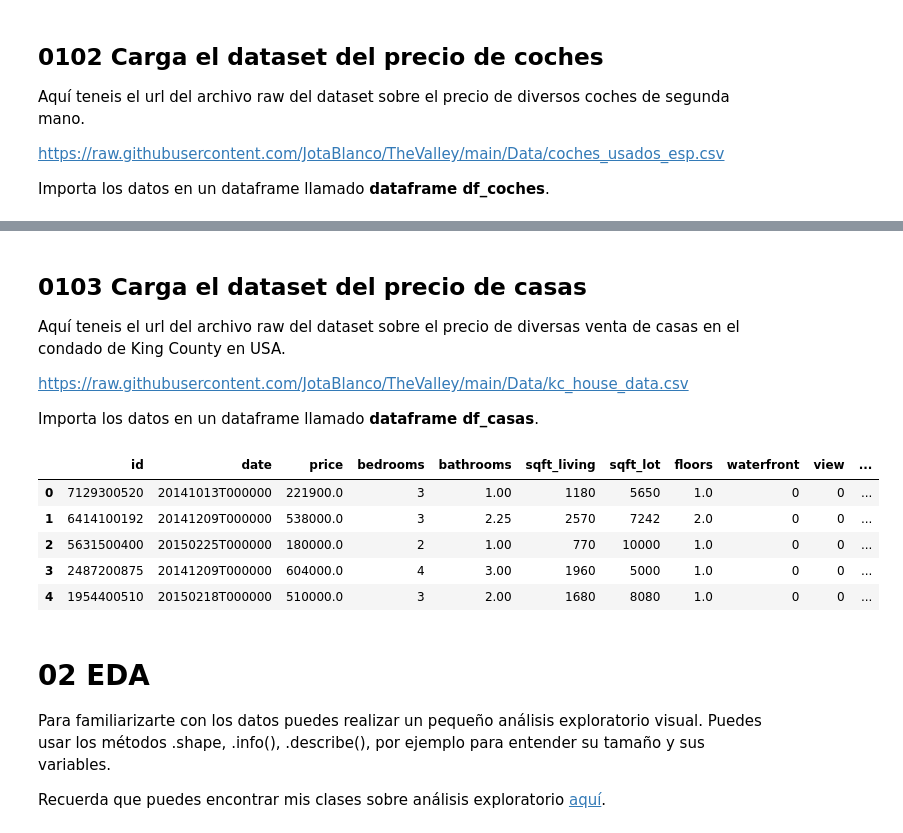
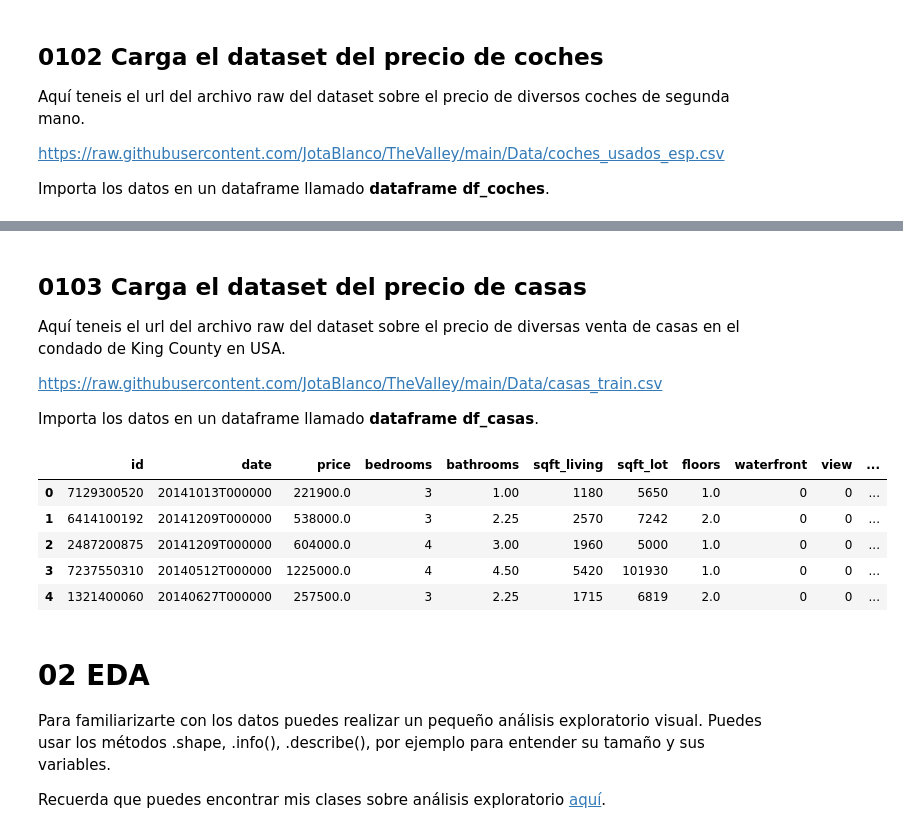
Before and after one commit to JotaBlanco/TheValley, a Jupyter notebook: Advanced_ML_AI/Clase_01_Modelos_Avanzados_Árboles/01A_|_Ejercicio_Coches_y_Casas.ipynb, the cells around one changed output, grey strips where cells are left out. Cells and saved outputs as stored; diff of their text form; code cells hidden in the pictures.

```diff
--- a/Advanced_ML_AI/Clase_01_Modelos_Avanzados_Árboles/01A_|_Ejercicio_Coches_y_Casas.ipynb
+++ b/Advanced_ML_AI/Clase_01_Modelos_Avanzados_Árboles/01A_|_Ejercicio_Coches_y_Casas.ipynb
@@ -56,25 +56,25 @@ df_coches.head()
 ## 0103 Carga el dataset del precio de casas
 Aquí teneis el url del archivo raw del dataset sobre el precio de diversas venta de casas en el condado de King County en USA.
 
-https://raw.githubusercontent.com/JotaBlanco/TheValley/main/Data/kc_house_data.csv
+https://raw.githubusercontent.com/JotaBlanco/TheValley/main/Data/casas_train.csv
 
 Importa los datos en un dataframe llamado **dataframe df_casas**.
 # %%
 # Url archivo raw
-url = 'https://raw.githubusercontent.com/JotaBlanco/TheValley/main/Data/kc_house_data.csv'
+url = 'https://raw.githubusercontent.com/JotaBlanco/TheValley/main/Data/casas_train.csv'
 
 # Importa csv
 df_casas = pd.read_csv(url, sep=',')
 
 # Visualización primeras filas
 df_casas.head()
 # %% [output]
 |  | id | date | price | bedrooms | bathrooms | sqft_living | sqft_lot | floors | waterfront | view | ... |
 | 0 | 7129300520 | 20141013T000000 | 221900.0 | 3 | 1.00 | 1180 | 5650 | 1.0 | 0 | 0 | ... |
 | 1 | 6414100192 | 20141209T000000 | 538000.0 | 3 | 2.25 | 2570 | 7242 | 2.0 | 0 | 0 | ... |
-| 2 | 5631500400 | 20150225T000000 | 180000.0 | 2 | 1.00 | 770 | 10000 | 1.0 | 0 | 0 | ... |
-| 3 | 2487200875 | 20141209T000000 | 604000.0 | 4 | 3.00 | 1960 | 5000 | 1.0 | 0 | 0 | ... |
-| 4 | 1954400510 | 20150218T000000 | 510000.0 | 3 | 2.00 | 1680 | 8080 | 1.0 | 0 | 0 | ... |
+| 2 | 2487200875 | 20141209T000000 | 604000.0 | 4 | 3.00 | 1960 | 5000 | 1.0 | 0 | 0 | ... |
+| 3 | 7237550310 | 20140512T000000 | 1225000.0 | 4 | 4.50 | 5420 | 101930 | 1.0 | 0 | 0 | ... |
+| 4 | 1321400060 | 20140627T000000 | 257500.0 | 3 | 2.25 | 1715 | 6819 | 2.0 | 0 | 0 | ... |
 # %% [markdown]
 # 02 EDA
 Para familiarizarte con los datos puedes realizar un pequeño análisis exploratorio visual. Puedes usar los métodos .shape, .info(), .describe(), por ejemplo para entender su tamaño y sus variables.
```
Also changed, not shown: parts of 17 cells of this notebook.
